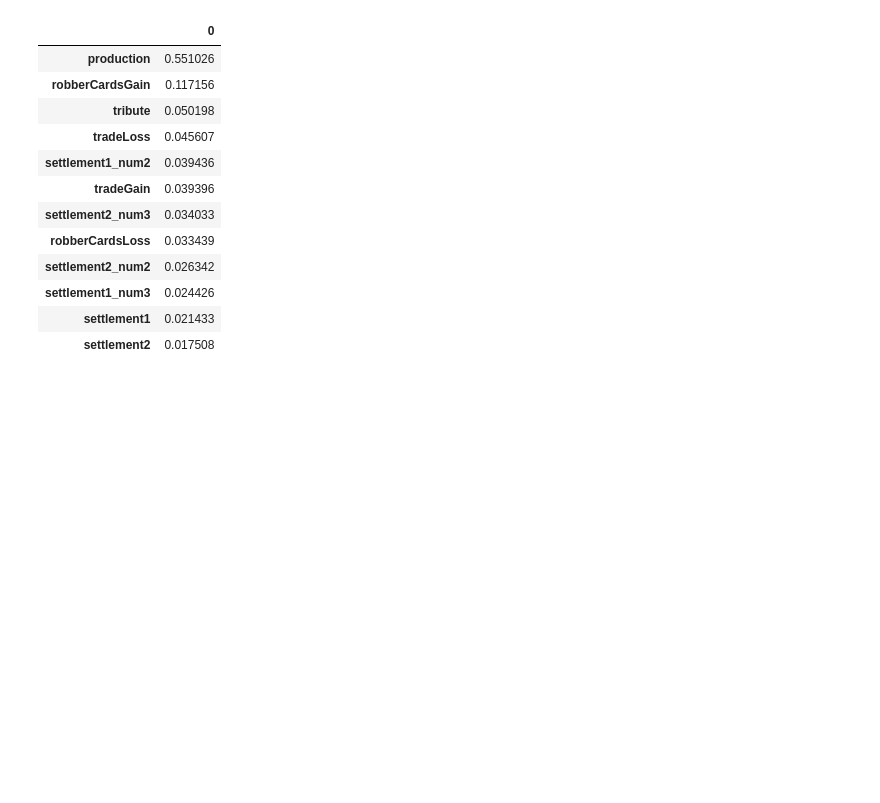
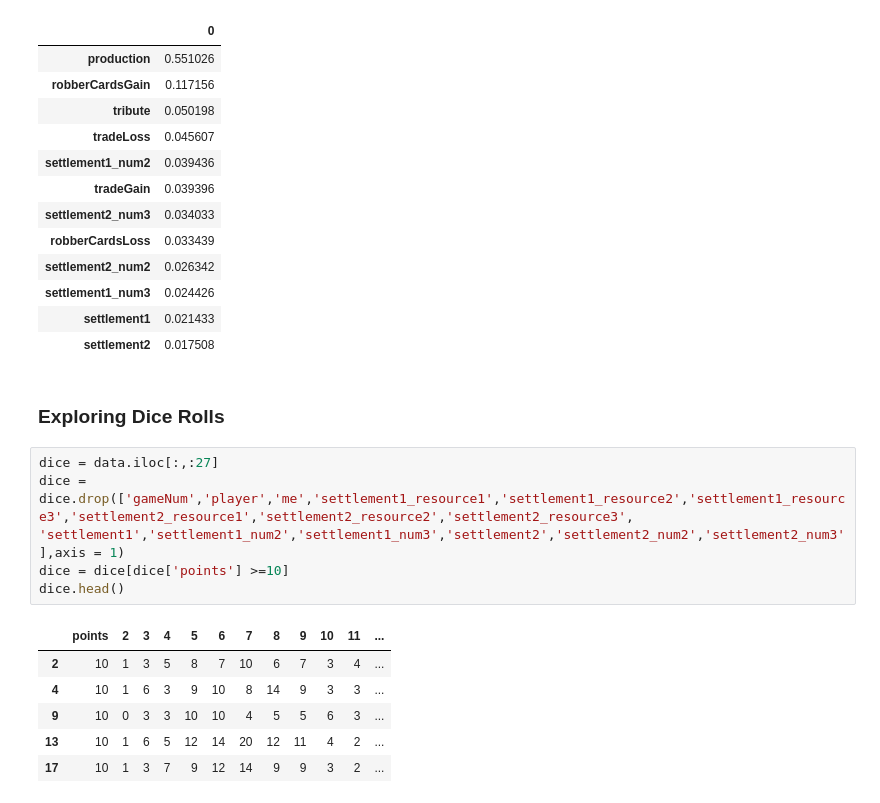
Before and after one commit to okwan91/catanstrategy, a Jupyter notebook: notebooks/Sandbox.ipynb, the cells around one changed output. Drawn from its saved outputs; the diff is of its cells as text; blank space fills up the shorter version.

```diff
--- a/notebooks/Sandbox.ipynb
+++ b/notebooks/Sandbox.ipynb
@@ -626,3 +630,17 @@ ft_imp(X_df,y_df)
 | settlement1_num3 | 0.024426 |
 | settlement1 | 0.021433 |
 | settlement2 | 0.017508 |
+# %% [markdown]
+### Exploring Dice Rolls
+# %%
+dice = data.iloc[:,:27]
+dice = dice.drop(['gameNum','player','me','settlement1_resource1','settlement1_resource2','settlement1_resource3','settlement2_resource1','settlement2_resource2','settlement2_resource3', 'settlement1','settlement1_num2','settlement1_num3','settlement2','settlement2_num2','settlement2_num3'],axis = 1)
+dice = dice[dice['points'] >=10]
+dice.head()
+# %% [output]
+|  | points | 2 | 3 | 4 | 5 | 6 | 7 | 8 | 9 | 10 | 11 | ... |
+| 2 | 10 | 1 | 3 | 5 | 8 | 7 | 10 | 6 | 7 | 3 | 4 | ... |
+| 4 | 10 | 1 | 6 | 3 | 9 | 10 | 8 | 14 | 9 | 3 | 3 | ... |
+| 9 | 10 | 0 | 3 | 3 | 10 | 10 | 4 | 5 | 5 | 6 | 3 | ... |
+| 13 | 10 | 1 | 6 | 5 | 12 | 14 | 20 | 12 | 11 | 4 | 2 | ... |
+| 17 | 10 | 1 | 3 | 7 | 9 | 12 | 14 | 9 | 9 | 3 | 2 | ... |
```
Also changed, not shown: parts of 6 cells of this notebook, 1 other file.
